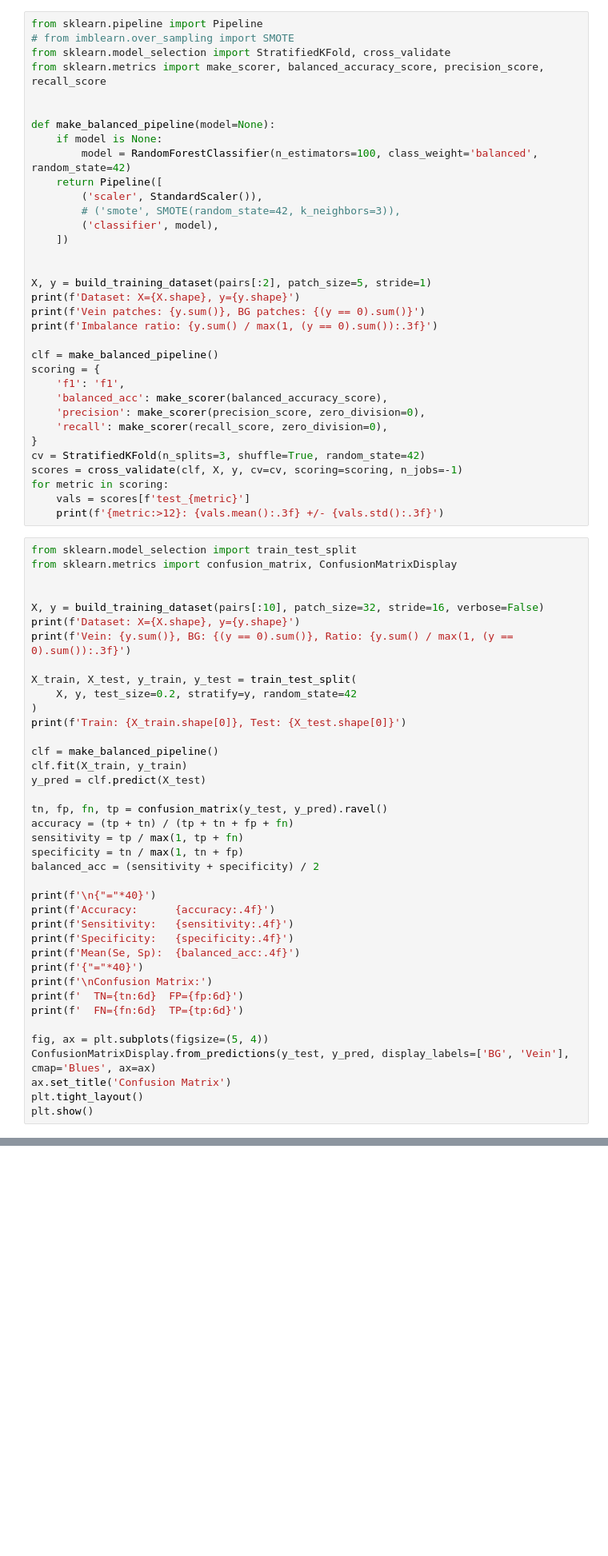
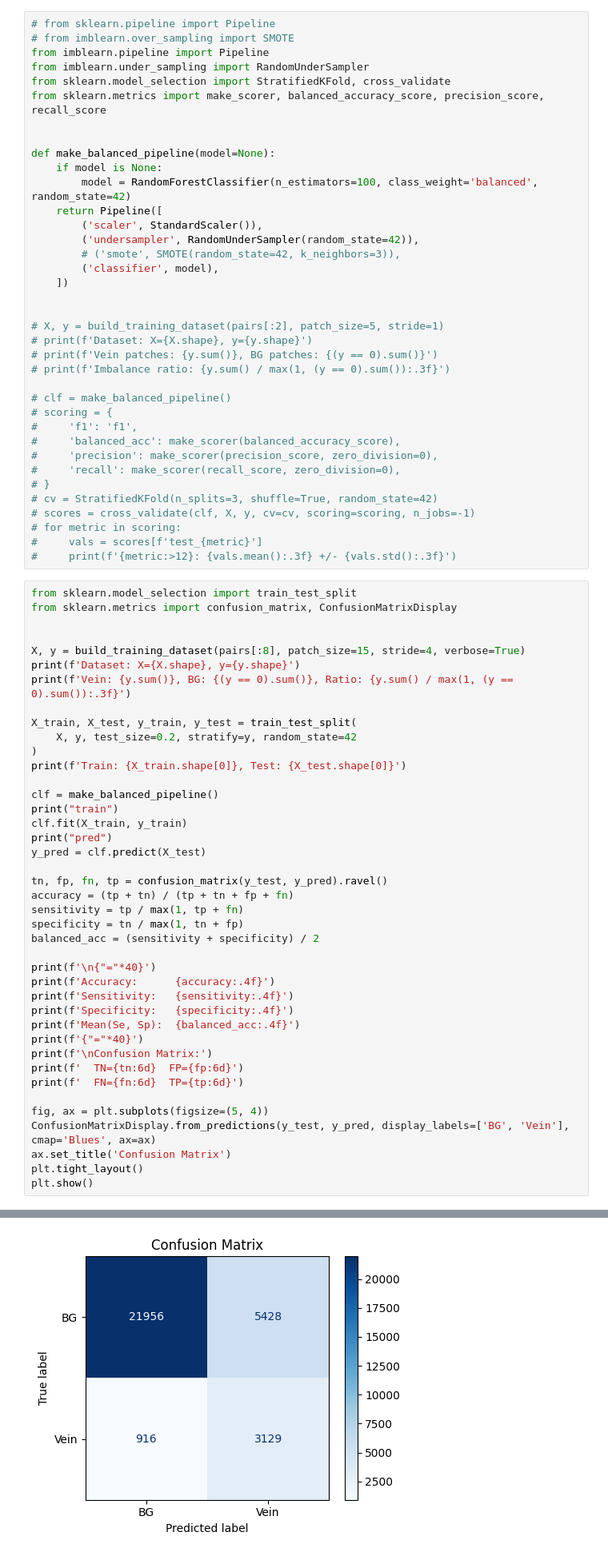
Before and after one commit to HuntClauss/university-informatyka-w-medycynie-dno-oka, a Jupyter notebook: ml.ipynb, the cells around one changed output, grey strips where cells are left out. Shown at 80% size. Saved outputs shown, nothing was run; the diff lists cells and outputs as text; blank space fills up the shorter version.

```diff
--- a/ml.ipynb
+++ b/ml.ipynb
@@ -210,6 +266,8 @@ print(f'Cross-val F1: {scores.mean():.3f} +/- {scores.std():.3f}')
 # %%
-from sklearn.pipeline import Pipeline
+# from sklearn.pipeline import Pipeline
 # from imblearn.over_sampling import SMOTE
+from imblearn.pipeline import Pipeline
+from imblearn.under_sampling import RandomUnderSampler
 from sklearn.model_selection import StratifiedKFold, cross_validate
 from sklearn.metrics import make_scorer, balanced_accuracy_score, precision_score, recall_score
 
@@ -219,34 +277,35 @@ def make_balanced_pipeline(model=None):
         model = RandomForestClassifier(n_estimators=100, class_weight='balanced', random_state=42)
     return Pipeline([
         ('scaler', StandardScaler()),
+        ('undersampler', RandomUnderSampler(random_state=42)),
         # ('smote', SMOTE(random_state=42, k_neighbors=3)),
         ('classifier', model),
     ])
 
 
-X, y = build_training_dataset(pairs[:2], patch_size=5, stride=1)
-print(f'Dataset: X={X.shape}, y={y.shape}')
-print(f'Vein patches: {y.sum()}, BG patches: {(y == 0).sum()}')
-print(f'Imbalance ratio: {y.sum() / max(1, (y == 0).sum()):.3f}')
+# X, y = build_training_dataset(pairs[:2], patch_size=5, stride=1)
+# print(f'Dataset: X={X.shape}, y={y.shape}')
+# print(f'Vein patches: {y.sum()}, BG patches: {(y == 0).sum()}')
+# print(f'Imbalance ratio: {y.sum() / max(1, (y == 0).sum()):.3f}')
 
-clf = make_balanced_pipeline()
-scoring = {
-    'f1': 'f1',
-    'balanced_acc': make_scorer(balanced_accuracy_score),
-    'precision': make_scorer(precision_score, zero_division=0),
-    'recall': make_scorer(recall_score, zero_division=0),
-}
-cv = StratifiedKFold(n_splits=3, shuffle=True, random_state=42)
-scores = cross_validate(clf, X, y, cv=cv, scoring=scoring, n_jobs=-1)
-for metric in scoring:
-    vals = scores[f'test_{metric}']
-    print(f'{metric:>12}: {vals.mean():.3f} +/- {vals.std():.3f}')
+# clf = make_balanced_pipeline()
+# scoring = {
+#     'f1': 'f1',
+#     'balanced_acc': make_scorer(balanced_accuracy_score),
+#     'precision': make_scorer(precision_score, zero_division=0),
+#     'recall': make_scorer(recall_score, zero_division=0),
+# }
+# cv = StratifiedKFold(n_splits=3, shuffle=True, random_state=42)
+# scores = cross_validate(clf, X, y, cv=cv, scoring=scoring, n_jobs=-1)
+# for metric in scoring:
+#     vals = scores[f'test_{metric}']
+#     print(f'{metric:>12}: {vals.mean():.3f} +/- {vals.std():.3f}')
 # %%
 from sklearn.model_selection import train_test_split
 from sklearn.metrics import confusion_matrix, ConfusionMatrixDisplay
 
 
-X, y = build_training_dataset(pairs[:10], patch_size=32, stride=16, verbose=False)
+X, y = build_training_dataset(pairs[:8], patch_size=15, stride=4, verbose=True)
 print(f'Dataset: X={X.shape}, y={y.shape}')
 print(f'Vein: {y.sum()}, BG: {(y == 0).sum()}, Ratio: {y.sum() / max(1, (y == 0).sum()):.3f}')
 
@@ -256,7 +315,9 @@ X_train, X_test, y_train, y_test = train_test_split(
 print(f'Train: {X_train.shape[0]}, Test: {X_test.shape[0]}')
 
 clf = make_balanced_pipeline()
+print("train")
 clf.fit(X_train, y_train)
+print("pred")
 y_pred = clf.predict(X_test)
 
 tn, fp, fn, tp = confusion_matrix(y_test, y_pred).ravel()
@@ -280,3 +341,4 @@ ConfusionMatrixDisplay.from_predictions(y_test, y_pred, display_labels=['BG', 'V
 ax.set_title('Confusion Matrix')
 plt.tight_layout()
 plt.show()
+# %% [output]
@@ -283,3 +362,4 @@ plt.show()
+[figure, added]
 # %%
 def predict_full_image(model, image_path, mask, patch_size=32, stride = 1):
     half = patch_size // 2
```
Also changed, not shown: parts of 8 cells of this notebook.
